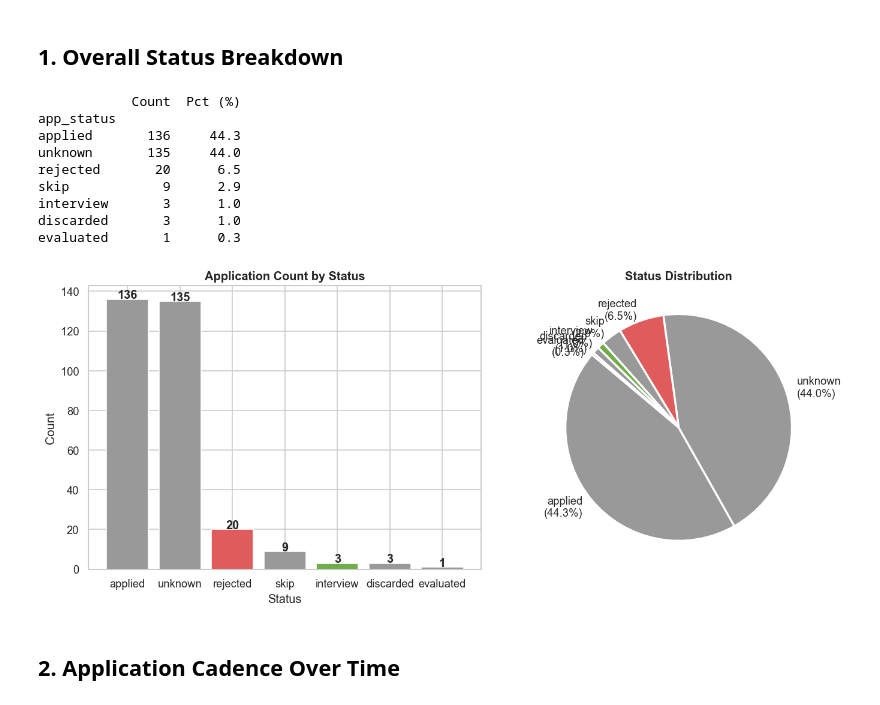
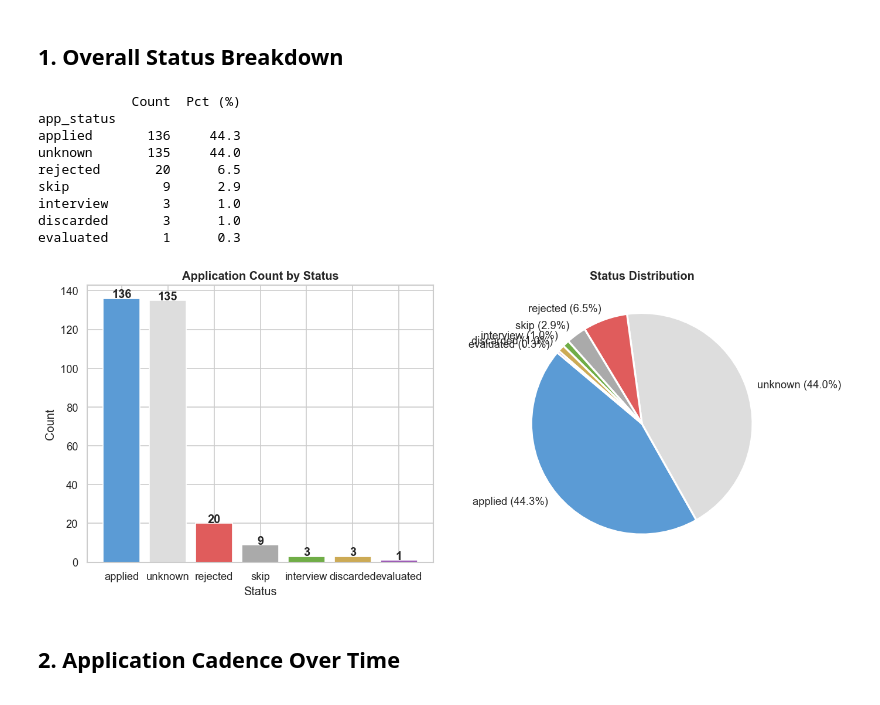
Before and after one commit to Xiao0779/job-market-intelligence, a Jupyter notebook: notebooks/01_application_pipeline_analysis.ipynb, the cells around one changed output. Saved outputs shown, nothing was run; the diff lists cells and outputs as text; code cells hidden in the pictures.

```diff
--- a/notebooks/01_application_pipeline_analysis.ipynb
+++ b/notebooks/01_application_pipeline_analysis.ipynb
@@ -56,40 +56,50 @@ print(summary)
 
 fig, axes = plt.subplots(1, 2, figsize=(12, 5))
 
-colors = {'waiting': '#5B9BD5', 'rejected': '#E05C5C', 'interview': '#70AD47'}
+colors = {
+    'applied':   '#5B9BD5',
+    'waiting':   '#5B9BD5',
+    'rejected':  '#E05C5C',
+    'interview': '#70AD47',
+    'skip':      '#AAAAAA',
+    'discarded': '#CCAA55',
+    'evaluated': '#9B59B6',
+    'unknown':   '#DDDDDD',
+}
 bar_colors = [colors.get(s, '#999') for s in status_counts.index]
 
 axes[0].bar(status_counts.index, status_counts.values, color=bar_colors, edgecolor='white')
 axes[0].set_title('Application Count by Status', fontweight='bold')
 axes[0].set_xlabel('Status')
 axes[0].set_ylabel('Count')
 for i, v in enumerate(status_counts.values):
     axes[0].text(i, v + 0.3, str(v), ha='center', fontweight='bold')
 
+pie_labels = ["{} ({:.1f}%)".format(s, p) for s, p in zip(status_counts.index, status_pct)]
 pie_colors = [colors.get(s, '#999') for s in status_counts.index]
 axes[1].pie(
     status_counts.values,
-    labels=[f"{s}\n({pct}%)" for s, pct in zip(status_counts.index, status_pct)],
+    labels=pie_labels,
     colors=pie_colors,
     startangle=140,
     wedgeprops={'edgecolor': 'white', 'linewidth': 2}
 )
 axes[1].set_title('Status Distribution', fontweight='bold')
 
 plt.tight_layout()
 plt.savefig('../data/fig1_status_breakdown.png', bbox_inches='tight')
 plt.show()
 # %% [output]
             Count  Pct (%)
 app_status
 applied       136     44.3
 unknown       135     44.0
 rejected       20      6.5
 skip            9      2.9
 interview       3      1.0
 discarded       3      1.0
 evaluated       1      0.3
-[figure, old version]
+[figure, new version]
 # %% [markdown]
 ## 2. Application Cadence Over Time
 # %%
```
Also changed, not shown: parts of 3 cells of this notebook, 1 other file.
